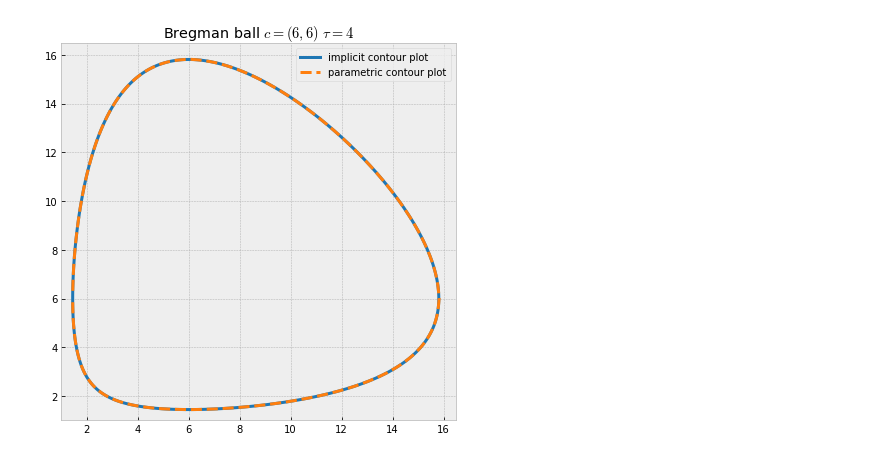
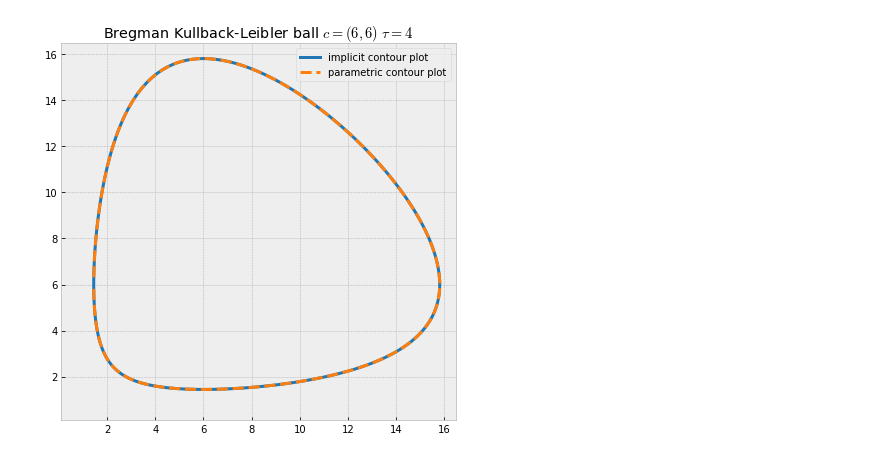
Before and after one commit to bfraboni/vptree-draw, a Jupyter notebook: data/klballs.ipynb, the cells around one changed output. Cells and saved outputs as stored; diff of their text form; code cells hidden in the pictures.

```diff
--- a/data/klballs.ipynb
+++ b/data/klballs.ipynb
@@ -3,10 +3,6 @@ import numpy as np
 import matplotlib.pyplot as plt
 from matplotlib.lines import Line2D
 import scipy.special.lambertw as lambertw
-
-# Bregman KL divergence
-def kl(a, b):
-    return np.sum(a*np.log(a/b)+b-a)
 
 # Parametric Bregman KL ball of center (cx,cy) and radius r
 def klball(cx, cy, r, nb=250):
@@ -35,36 +31,36 @@ def klball(cx, cy, r, nb=250):
         y[3*nb+i]=-cy*np.real(lambertw(-np.exp(-(r-u)/cy-1), k=0))
 
     return x,y
 
 # Bregman ball center and radius
 cx=6
 cy=6
 r=4
 
-# "handmade" contour plot
+# implicit contour plot
 delta = 0.025
-xrange = np.arange(1.0, 16.5, delta)
-yrange = np.arange(1.0, 16.5, delta)
+xrange = np.arange(0.1, 16.5, delta)
+yrange = np.arange(0.1, 16.5, delta)
 X, Y = np.meshgrid(xrange,yrange)
 # F is one side of the equation, G is the other
 F = X-cx+cx*np.log(cx/X)
 G = r-(Y-cy+cy*np.log(cy/Y))
 
 # parametric contour plot
 x, y = klball(cx, cy, r)
 
 # figure
 with plt.style.context("bmh"):
     plt.figure(figsize=(6,6))
     plt.contour(X, Y, (F - G), [0], colors=["tab:blue"], linewidths=[3])
     plt.plot(x, y, ls='--', lw=3, color= "tab:orange", label="parametric contour plot")
     handles, labels = plt.gca().get_legend_handles_labels()
     handles.insert(0, Line2D([0], [0], color='tab:blue', lw=3))
     labels.insert(0, 'implicit contour plot')
     plt.legend(handles, labels)
-    plt.title(r'Bregman ball $c=({},{})$ $\tau={}$'.format(cx,cy,r))
+    plt.title(r'Bregman Kullback-Leibler ball $c=({},{})$ $\tau={}$'.format(cx,cy,r))
     plt.tight_layout()
-    plt.savefig("bball.pdf")
+    plt.savefig("klbball.pdf")
     plt.show()
 # %% [output]
-[figure, old version]
+[figure, new version]
```
Also changed, not shown: parts of 2 cells of this notebook, 7 other files.
